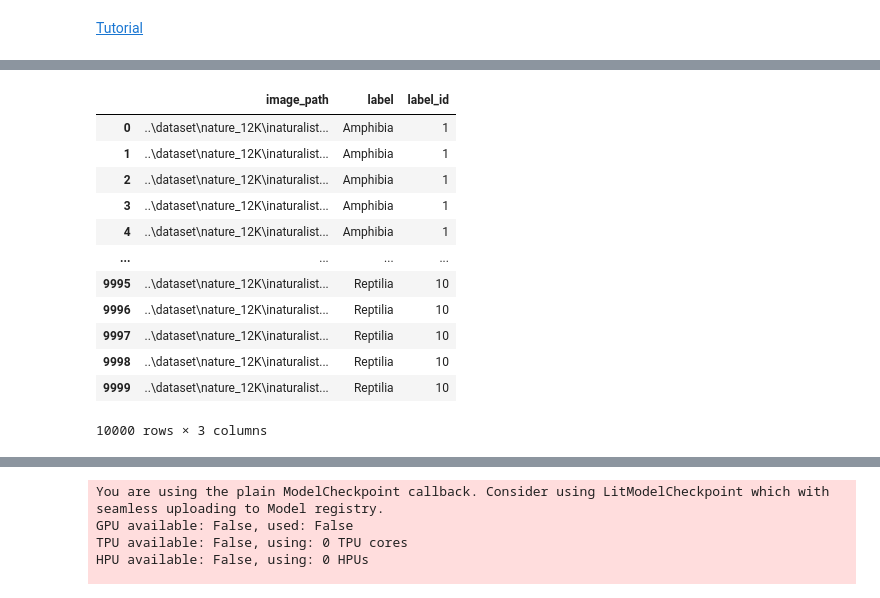
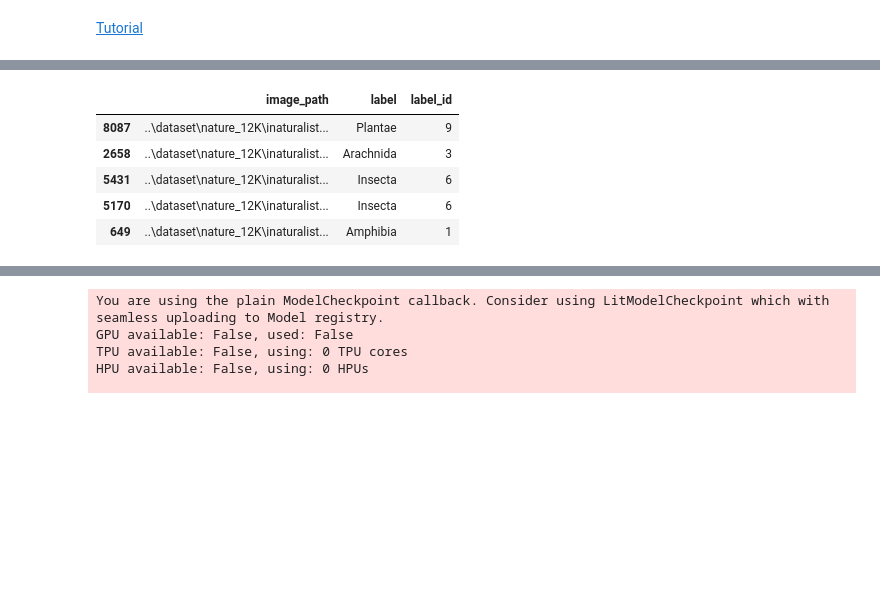
Before and after one commit to yuvaramsingh94/DA6401_Assignment_2, a Jupyter notebook: code/lightning.ipynb, the cells around one changed output, grey strips where cells are left out. Drawn from its saved outputs; the diff is of its cells as text; code cells hidden in the pictures; blank space fills up the shorter version.

```diff
--- a/code/lightning.ipynb
+++ b/code/lightning.ipynb
@@ -34,26 +35,22 @@ def dir_to_df(PATH:os.path)-> pd.DataFrame:
 ## Train
 DATASET_PATH = os.path.join("..","dataset","nature_12K","inaturalist_12K")
 TRAIN_PATH = os.path.join(DATASET_PATH,'train')
-VAL_PATH = os.path.join(DATASET_PATH,'val')
+TEST_PATH = os.path.join(DATASET_PATH,'val')
 
 train_df = dir_to_df(TRAIN_PATH)
-val_df = dir_to_df(VAL_PATH)
-class_mapping_dict = {j:i+1 for i,j in enumerate(val_df["label"].unique())}
+test_df = dir_to_df(TEST_PATH)
+class_mapping_dict = {j:i+1 for i,j in enumerate(test_df["label"].unique())}
 train_df["label_id"] = train_df["label"].map(class_mapping_dict)
-val_df["label_id"] = val_df["label"].map(class_mapping_dict)
+test_df["label_id"] = test_df["label"].map(class_mapping_dict)
+## Randomize the dataframe
+train_df = train_df.sample(frac=1.0)
+test_df = test_df.sample(frac=1.0)
 # %%
-train_df
+train_df.head()
 # %% [output]
 |  | image_path | label | label_id |
-| 0 | ..\dataset\nature_12K\inaturalist... | Amphibia | 1 |
-| 1 | ..\dataset\nature_12K\inaturalist... | Amphibia | 1 |
-| 2 | ..\dataset\nature_12K\inaturalist... | Amphibia | 1 |
-| 3 | ..\dataset\nature_12K\inaturalist... | Amphibia | 1 |
-| 4 | ..\dataset\nature_12K\inaturalist... | Amphibia | 1 |
-| ... | ... | ... | ... |
-| 9995 | ..\dataset\nature_12K\inaturalist... | Reptilia | 10 |
-| 9996 | ..\dataset\nature_12K\inaturalist... | Reptilia | 10 |
-| 9997 | ..\dataset\nature_12K\inaturalist... | Reptilia | 10 |
-| 9998 | ..\dataset\nature_12K\inaturalist... | Reptilia | 10 |
-| 9999 | ..\dataset\nature_12K\inaturalist... | Reptilia | 10 |
+| 8087 | ..\dataset\nature_12K\inaturalist... | Plantae | 9 |
+| 2658 | ..\dataset\nature_12K\inaturalist... | Arachnida | 3 |
+| 5431 | ..\dataset\nature_12K\inaturalist... | Insecta | 6 |
+| 5170 | ..\dataset\nature_12K\inaturalist... | Insecta | 6 |
+| 649 | ..\dataset\nature_12K\inaturalist... | Amphibia | 1 |
-10000 rows × 3 columns
```
Also changed, not shown: parts of 6 cells of this notebook.
